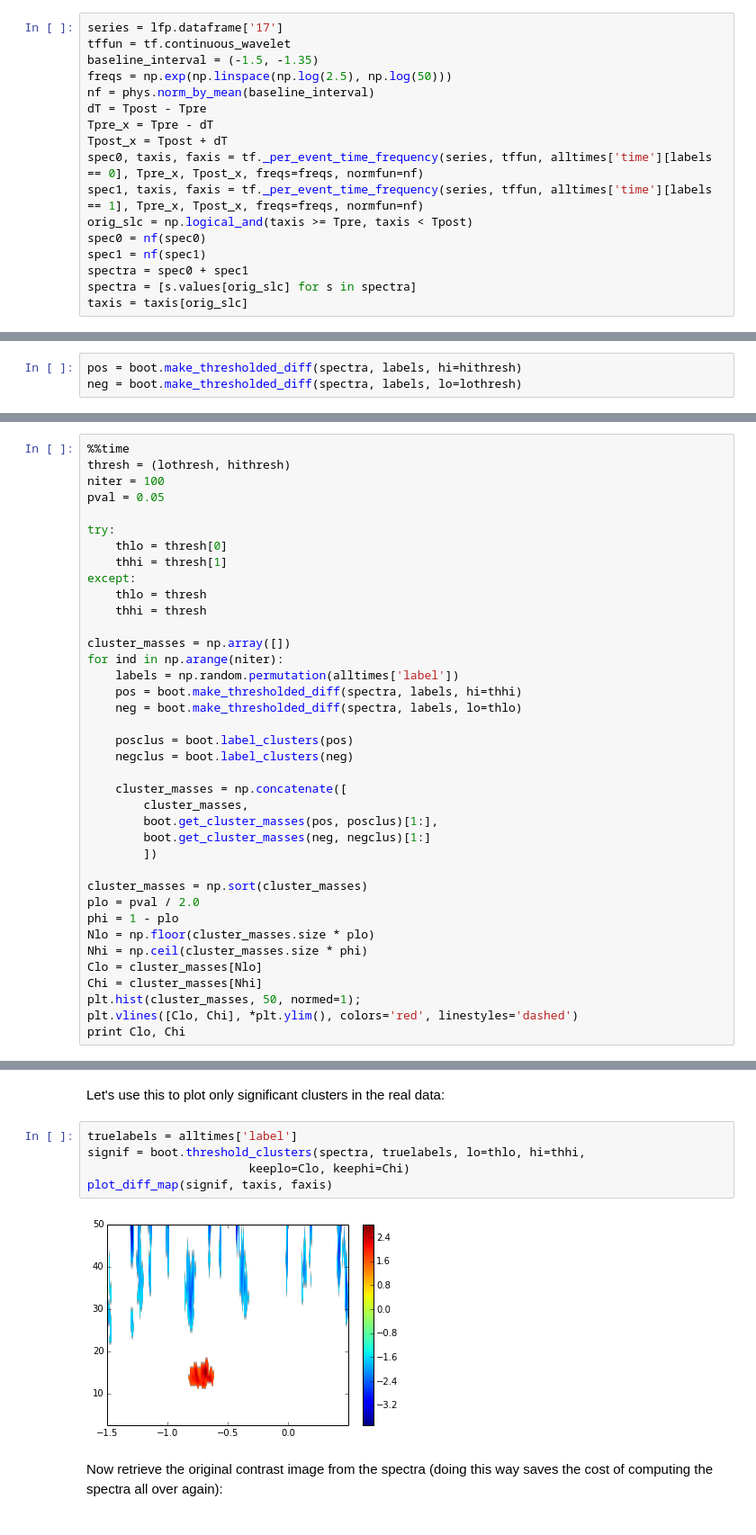
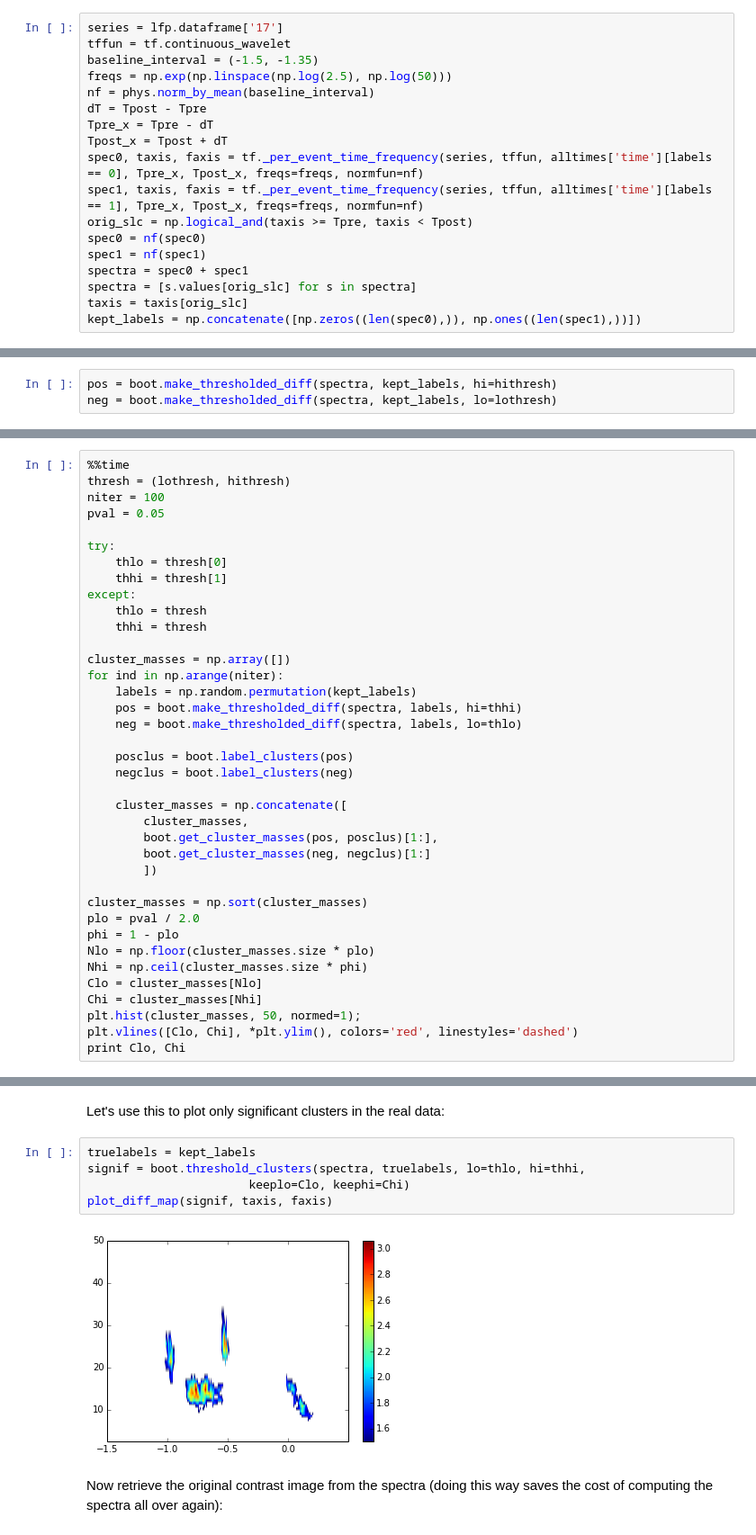
Before and after one commit to jmxpearson/physutils, a Jupyter notebook: examples/time_frequency_analysis.ipynb, the cells around one changed output, grey strips where cells are left out. Shown at 90% size. Saved outputs shown, nothing was run; the diff lists cells and outputs as text.

Commit message:
_per_ev now defaults to removing chunks with Nan
other changes accommodate the fact that vectors of labels will change
when trials are removed

```diff
--- a/examples/time_frequency_analysis.ipynb
+++ b/examples/time_frequency_analysis.ipynb
@@ -140,14 +140,15 @@ spec1 = nf(spec1)
 spectra = spec0 + spec1
 spectra = [s.values[orig_slc] for s in spectra]
 taxis = taxis[orig_slc]
+kept_labels = np.concatenate([np.zeros((len(spec0),)), np.ones((len(spec1),))])
 # %% [markdown]
 We will need to set a threshold for this statistic.
 # %%
 lothresh = -1.5
 hithresh = 1.5
 # %%
-pos = boot.make_thresholded_diff(spectra, labels, hi=hithresh)
-neg = boot.make_thresholded_diff(spectra, labels, lo=lothresh)
+pos = boot.make_thresholded_diff(spectra, kept_labels, hi=hithresh)
+neg = boot.make_thresholded_diff(spectra, kept_labels, lo=lothresh)
 # %%
 def plot_diff_map(img, taxis, faxis):
     ax = plt.figure().add_subplot(111)
@@ -215,7 +216,7 @@ except:
 
 cluster_masses = np.array([])
 for ind in np.arange(niter):
-    labels = np.random.permutation(alltimes['label'])
+    labels = np.random.permutation(kept_labels)
     pos = boot.make_thresholded_diff(spectra, labels, hi=thhi)
     neg = boot.make_thresholded_diff(spectra, labels, lo=thlo)
 
@@ -246,12 +247,12 @@ Wall time: 52.4 s
 # %% [markdown]
 Let's use this to plot only significant clusters in the real data:
 # %%
-truelabels = alltimes['label']
+truelabels = kept_labels
 signif = boot.threshold_clusters(spectra, truelabels, lo=thlo, hi=thhi,
                        keeplo=Clo, keephi=Chi)
 plot_diff_map(signif, taxis, faxis)
 # %% [output]
-[figure, old version]
+[figure, new version]
 # %% [markdown]
 Now retrieve the original contrast image from the spectra (doing this way saves the cost of computing the spectra all over again):
 # %%
```
Also changed, not shown: parts of 12 cells of this notebook, 2 other files.
